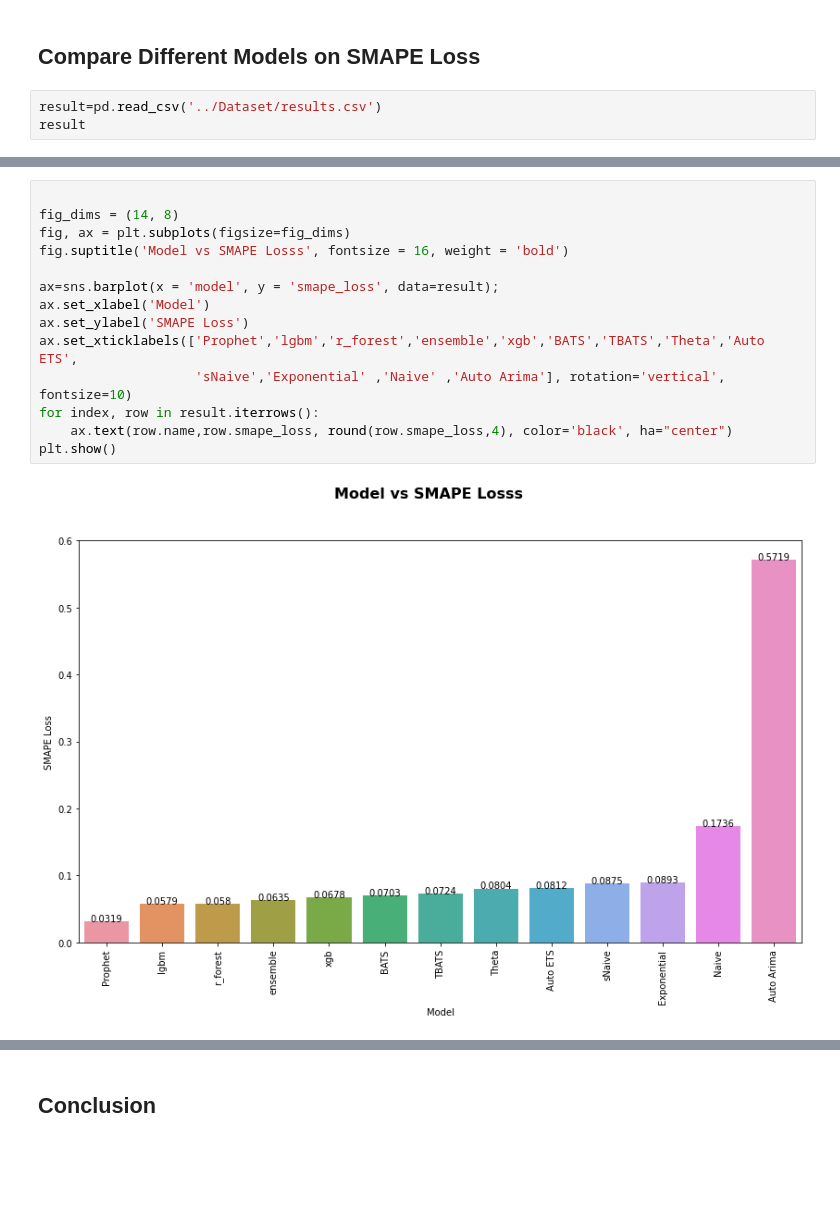
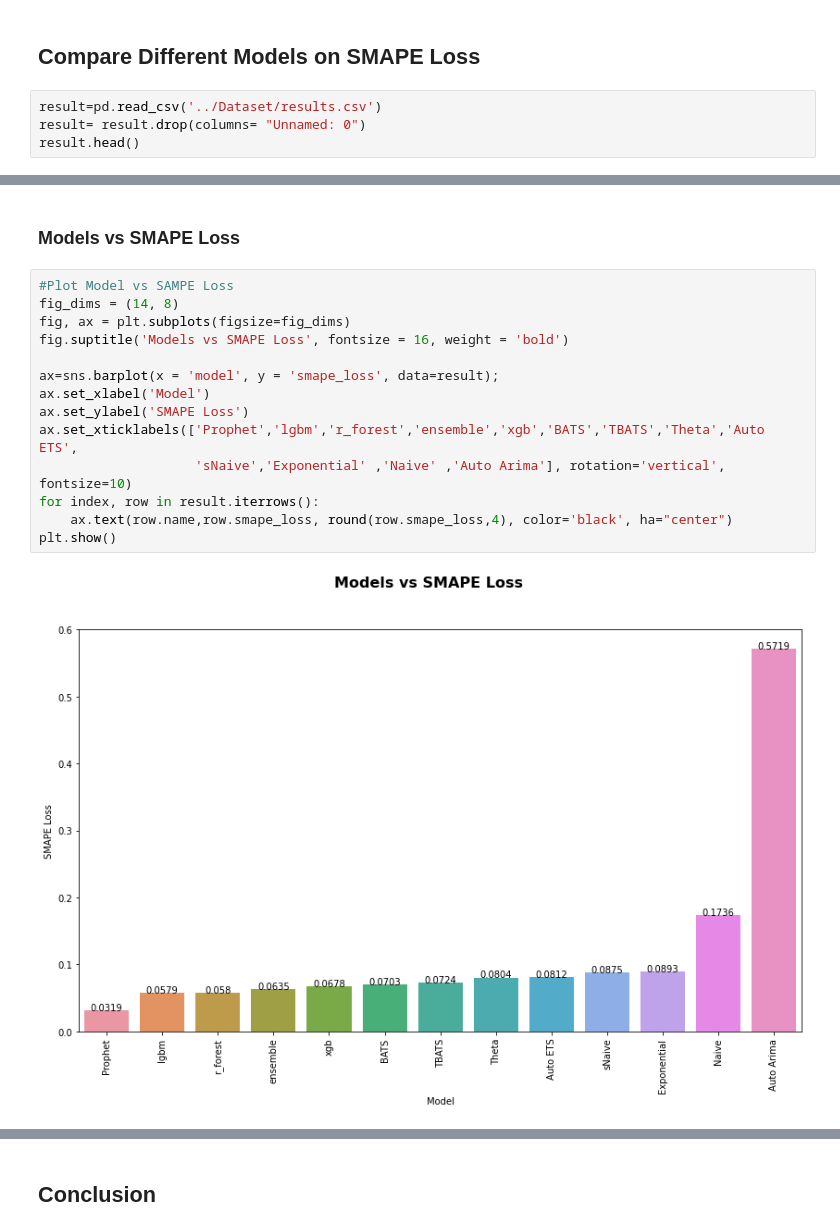
Before and after one commit to ElizabethSebastian/Sales-Forecasting, a Jupyter notebook: Code/04_evaluation_conclusion.ipynb, the cells around one changed output, grey strips where cells are left out. Cells and saved outputs as stored; diff of their text form; blank space fills up the shorter version.

```diff
--- a/Code/04_evaluation_conclusion.ipynb
+++ b/Code/04_evaluation_conclusion.ipynb
@@ -42,5 +42,6 @@ from sklearn.ensemble import RandomForestRegressor
 ## Compare Different Models on SMAPE Loss
 # %%
 result=pd.read_csv('../Dataset/results.csv')
-result
+result= result.drop(columns= "Unnamed: 0")
+result.head()
 # %% [output]
@@ -61,19 +54,21 @@ result
+# %% [markdown]
+### Models vs SMAPE Loss
 # %%
-
+#Plot Model vs SAMPE Loss
 fig_dims = (14, 8)
 fig, ax = plt.subplots(figsize=fig_dims)
-fig.suptitle('Model vs SMAPE Losss', fontsize = 16, weight = 'bold')
+fig.suptitle('Models vs SMAPE Loss', fontsize = 16, weight = 'bold')
 
 ax=sns.barplot(x = 'model', y = 'smape_loss', data=result);
 ax.set_xlabel('Model')
 ax.set_ylabel('SMAPE Loss')
 ax.set_xticklabels(['Prophet','lgbm','r_forest','ensemble','xgb','BATS','TBATS','Theta','Auto ETS',
                     'sNaive','Exponential' ,'Naive' ,'Auto Arima'], rotation='vertical', fontsize=10)
 for index, row in result.iterrows():
     ax.text(row.name,row.smape_loss, round(row.smape_loss,4), color='black', ha="center")
 plt.show()
 # %% [output]
-[figure, old version]
+[figure, new version]
 # %%
 from prettytable import PrettyTable
 
```
Also changed, not shown: parts of 4 cells of this notebook, 6 other files.
